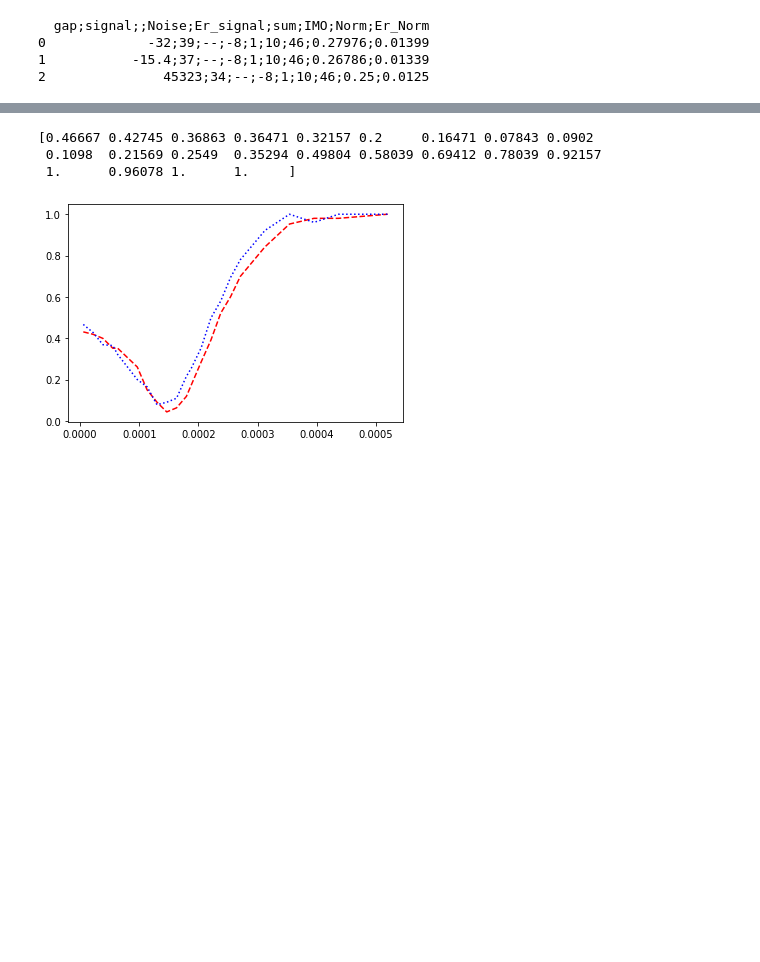
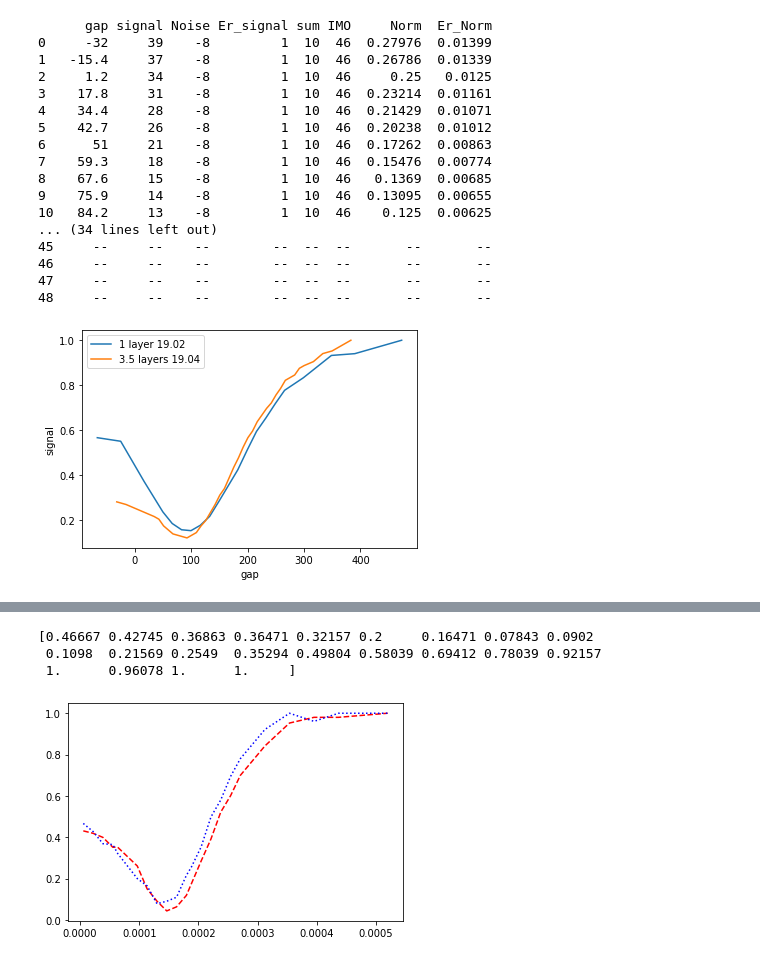
Before and after one commit to artyom-fedorenko/Graphene-films-plasmon-refractometry, a Jupyter notebook: Graphene_InSb_3.5layers.ipynb, the cells around one changed output, grey strips where cells are left out. Cells and saved outputs as stored; diff of their text form; code cells hidden in the pictures; blank space fills up the shorter version.

Commit message:
plots for 1 & 3.5 layers

```diff
--- a/Graphene_InSb_3.5layers.ipynb
+++ b/Graphene_InSb_3.5layers.ipynb
@@ -17,27 +17,35 @@ d_gr = 17 * 10**(-9)                               # толщина графен
 # угол и зазор подгоняется из условия резонанса, т.к. гониометр и "линейка" неточные (???)
 # какая точность нужна для расчётов?
 # %%
-#переделать с пандами
-data_3_5 =  pd.read_csv(r"C:\Users\belco\Documents\Graphene\Graphene-films-plasmon-refractometry\Data\Data_many_layers\layers_3_5_table.csv")
-#file_3_5 = open(r"C:\Users\belco\Documents\Graphene\Graphene-films-plasmon-refractometry\Data\Data_many_layers\3.5_layers_table.csv", "r").read()  # файлы из телеги,
-#file_1 = open(r"R(gap)_InSb+Graphene.txt", "r").read() # они перепутаны!
-def string_to_np_array(input_string):
-    divisions = input_string.split('\n')
-    result_2d_list = np.array([list(map(float, division.split('\t'))) for division in divisions])
-    return result_2d_list
-
-
-#file1 = string_to_np_array(file1)
-#file2 = string_to_np_array(file2)
-
-
-
-#column = file2[::, 1:2:]
-#Data = string_to_np_array(file1)[::, :2:]
-#Data = np.append (file, column,  axis= 1 )
-print(data_3_5.head(3))
+data_3_5 =  pd.read_csv(r"C:\Users\belco\Documents\Graphene\Graphene-films-plasmon-refractometry\Data\Data_many_layers\layers_3_5_table.csv")   #3.5 слоя графена
+print(data_3_5)
+data_1 = pd.read_csv(r"C:\Users\belco\Documents\Graphene\Graphene-films-plasmon-refractometry\Data\Data_many_layers\layer_1_table.csv")         #1 слой
+plt.xlabel('gap')
+plt.ylabel('signal')
+x_1l = pd.to_numeric((data_1['gap'][3:]))
+y_1l = pd.to_numeric((data_1['Norm'][3:]))
+plt.plot(x_1l, y_1l, label = '1 layer 19.02')
+x_3_5 = pd.to_numeric((data_3_5['gap'][:42]))
+y_3_5 = pd.to_numeric((data_3_5['Norm'][:42]))
+plt.plot(x_3_5, y_3_5, label = '3.5 layers 19.04')
+plt.legend()
+plt.show()
 # %% [output]
-  gap;signal;;Noise;Er_signal;sum;IMO;Norm;Er_Norm
-0             -32;39;--;-8;1;10;46;0.27976;0.01399
-1           -15.4;37;--;-8;1;10;46;0.26786;0.01339
-2               45323;34;--;-8;1;10;46;0.25;0.0125
+      gap signal Noise Er_signal sum IMO     Norm  Er_Norm
+0     -32     39    -8         1  10  46  0.27976  0.01399
+1   -15.4     37    -8         1  10  46  0.26786  0.01339
+2     1.2     34    -8         1  10  46     0.25   0.0125
+3    17.8     31    -8         1  10  46  0.23214  0.01161
+4    34.4     28    -8         1  10  46  0.21429  0.01071
+5    42.7     26    -8         1  10  46  0.20238  0.01012
+6      51     21    -8         1  10  46  0.17262  0.00863
+7    59.3     18    -8         1  10  46  0.15476  0.00774
+8    67.6     15    -8         1  10  46   0.1369  0.00685
+9    75.9     14    -8         1  10  46  0.13095  0.00655
+10   84.2     13    -8         1  10  46    0.125  0.00625
+... (34 lines left out)
+45     --     --    --        --  --  --       --       --
+46     --     --    --        --  --  --       --       --
+47     --     --    --        --  --  --       --       --
+48     --     --    --        --  --  --       --       --
+[figure, added]
```
Also changed, not shown: parts of 5 cells of this notebook.
